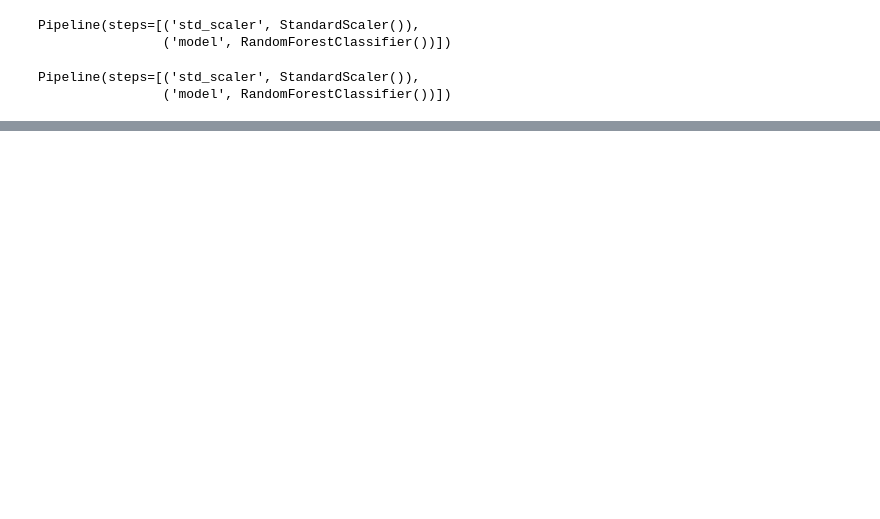
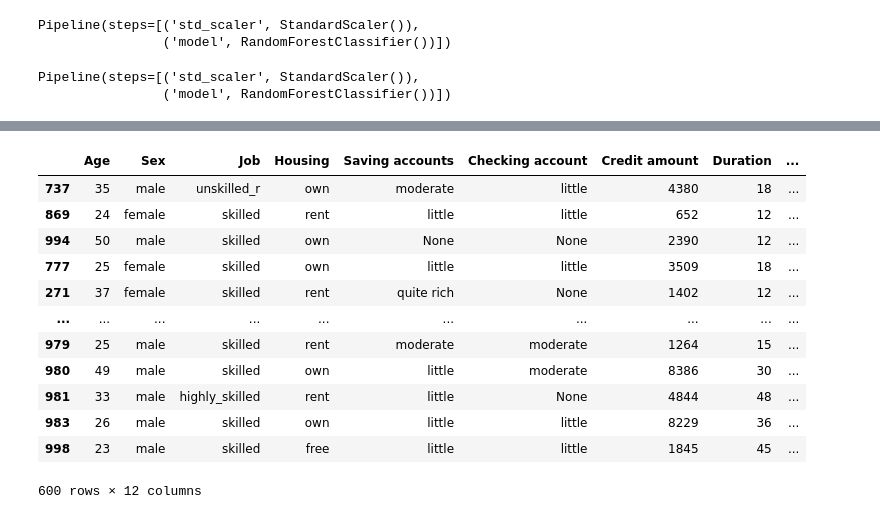
Before and after one commit to vitorkendia/projetos, a Jupyter notebook: Kaggle_Challenges/Kaggle_german_credit.ipynb, the cells around one changed output, grey strips where cells are left out. Cells and saved outputs as stored; diff of their text form; code cells hidden in the pictures; blank space fills up the shorter version.

```diff
--- a/Kaggle_Challenges/Kaggle_german_credit.ipynb
+++ b/Kaggle_Challenges/Kaggle_german_credit.ipynb
@@ -448,0 +1031,18 @@ weighted avg       0.70      0.72      0.70       300
+# %%
+under_sample = pd.concat([sample1, class0], axis=0)
+# %%
+under_sample
+# %% [output]
+|  | Age | Sex | Job | Housing | Saving accounts | Checking account | Credit amount | Duration | ... |
+| 737 | 35 | male | unskilled_r | own | moderate | little | 4380 | 18 | ... |
+| 869 | 24 | female | skilled | rent | little | little | 652 | 12 | ... |
+| 994 | 50 | male | skilled | own | None | None | 2390 | 12 | ... |
+| 777 | 25 | female | skilled | own | little | little | 3509 | 18 | ... |
+| 271 | 37 | female | skilled | rent | quite rich | None | 1402 | 12 | ... |
+| ... | ... | ... | ... | ... | ... | ... | ... | ... | ... |
+| 979 | 25 | male | skilled | rent | moderate | moderate | 1264 | 15 | ... |
+| 980 | 49 | male | skilled | own | little | moderate | 8386 | 30 | ... |
+| 981 | 33 | male | highly_skilled | rent | little | None | 4844 | 48 | ... |
+| 983 | 26 | male | skilled | own | little | little | 8229 | 36 | ... |
+| 998 | 23 | male | skilled | free | little | little | 1845 | 45 | ... |
+600 rows × 12 columns
```
Also changed, not shown: parts of 99 cells of this notebook.
